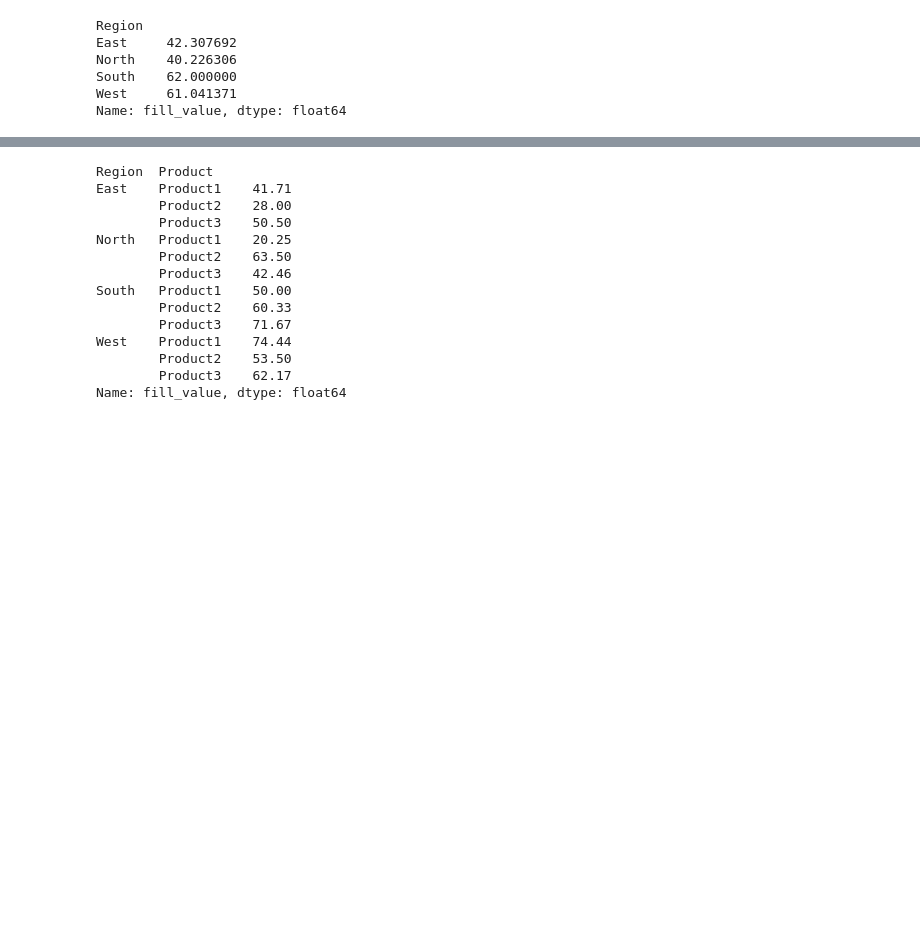
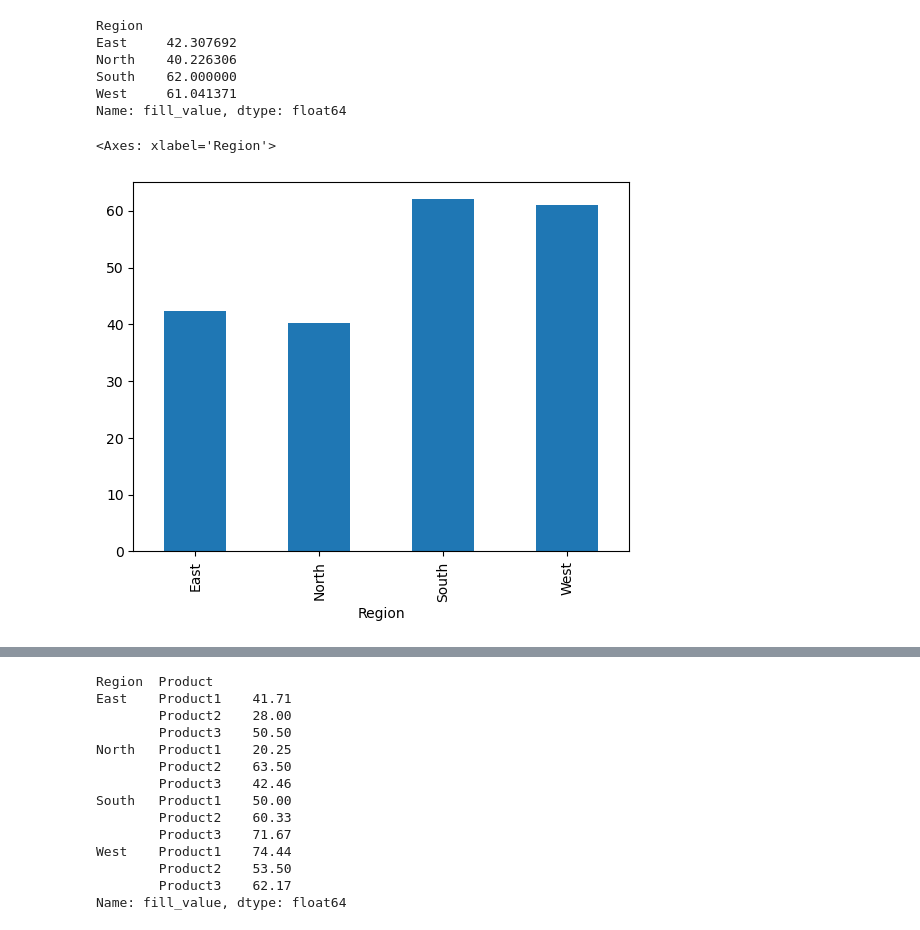
Before and after one commit to Tafheem-Ahemad/Python-Learning, a Jupyter notebook: 09dataAnalysis/dataManupliate.ipynb, the cells around one changed output, grey strips where cells are left out. Drawn from its saved outputs; the diff is of its cells as text; code cells hidden in the pictures; blank space fills up the shorter version.

```diff
--- a/09dataAnalysis/dataManupliate.ipynb
+++ b/09dataAnalysis/dataManupliate.ipynb
@@ -122,3 +123,8 @@ North    40.226306
 South    62.000000
 West     61.041371
 Name: fill_value, dtype: float64
+# %%
+mean_by_region.plot(kind='bar')
+# %% [output]
+<Axes: xlabel='Region'>
+[figure, added]
```
Also changed, not shown: parts of 3 cells of this notebook, 2 other files.
